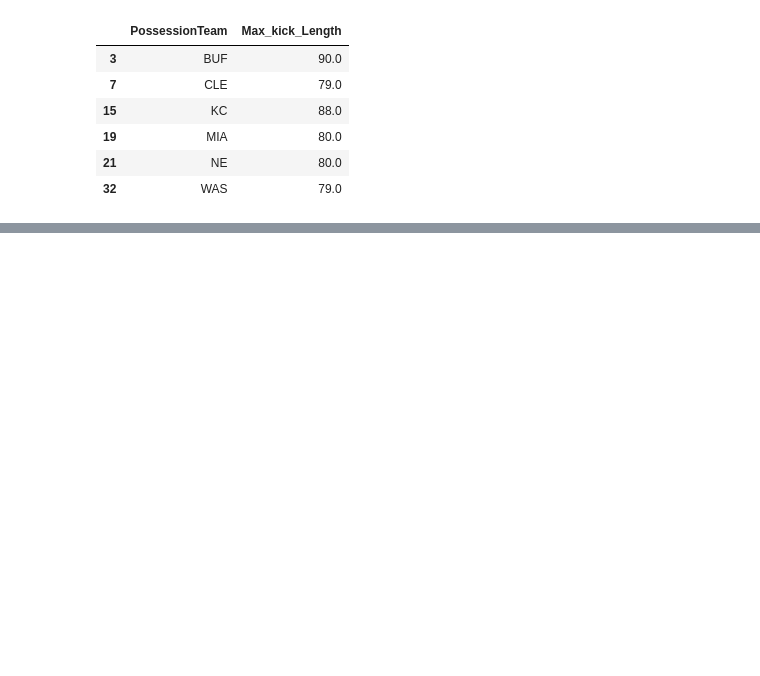
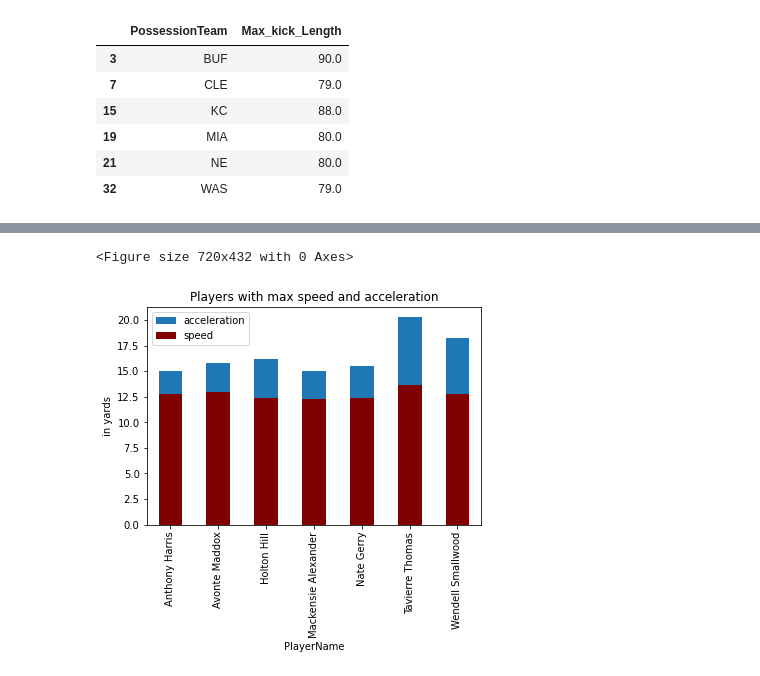
Before and after one commit to DeependraParichha1004/ML-Analysis, a Jupyter notebook: NFL.ipynb, the cells around one changed output, grey strips where cells are left out. Drawn from its saved outputs; the diff is of its cells as text; code cells hidden in the pictures; blank space fills up the shorter version.

```diff
--- a/NFL.ipynb
+++ b/NFL.ipynb
@@ -283,0 +292,4 @@ plt.show()
+# %%
+zip_2018=zipfile.ZipFile('tracking2018.csv.zip')
+tracking2018_data = pd.read_csv(zip_2018.open('tracking2018.csv'))
+tracking2018_data.head()
@@ -283,0 +307,6 @@ plt.show()
+# %%
+name_s=tracking2018_data.groupby('displayName')['s'].max()
+name_a=tracking2018_data.groupby('displayName')['a'].max()
+s_a=pd.DataFrame({'PlayerName':name_s.index,'speed':name_s.values,'acceleration':name_a.values})
+# max_speed=s_a[s_a['speed']==]
+s_a
@@ -283,0 +327,3 @@ plt.show()
+# %%
+max_s_a=s_a[ (s_a.acceleration>14) & (s_a.speed>12) & (s_a.PlayerName!='football') ]
+max_s_a
@@ -283,0 +339,10 @@ plt.show()
+# %%
+plt.figure(figsize=(10,6))
+ax_6=max_s_a.plot(x="PlayerName",y="acceleration",kind='bar')
+max_s_a.plot(x="PlayerName",y="speed",ax=ax_6,kind="bar",color='maroon')
+plt.ylabel('in yards')
+plt.title("Players with max speed and acceleration")
+plt.show()
+# %% [output]
+<Figure size 720x432 with 0 Axes>
+[figure, added]
```
Also changed, not shown: parts of 11 cells of this notebook.
